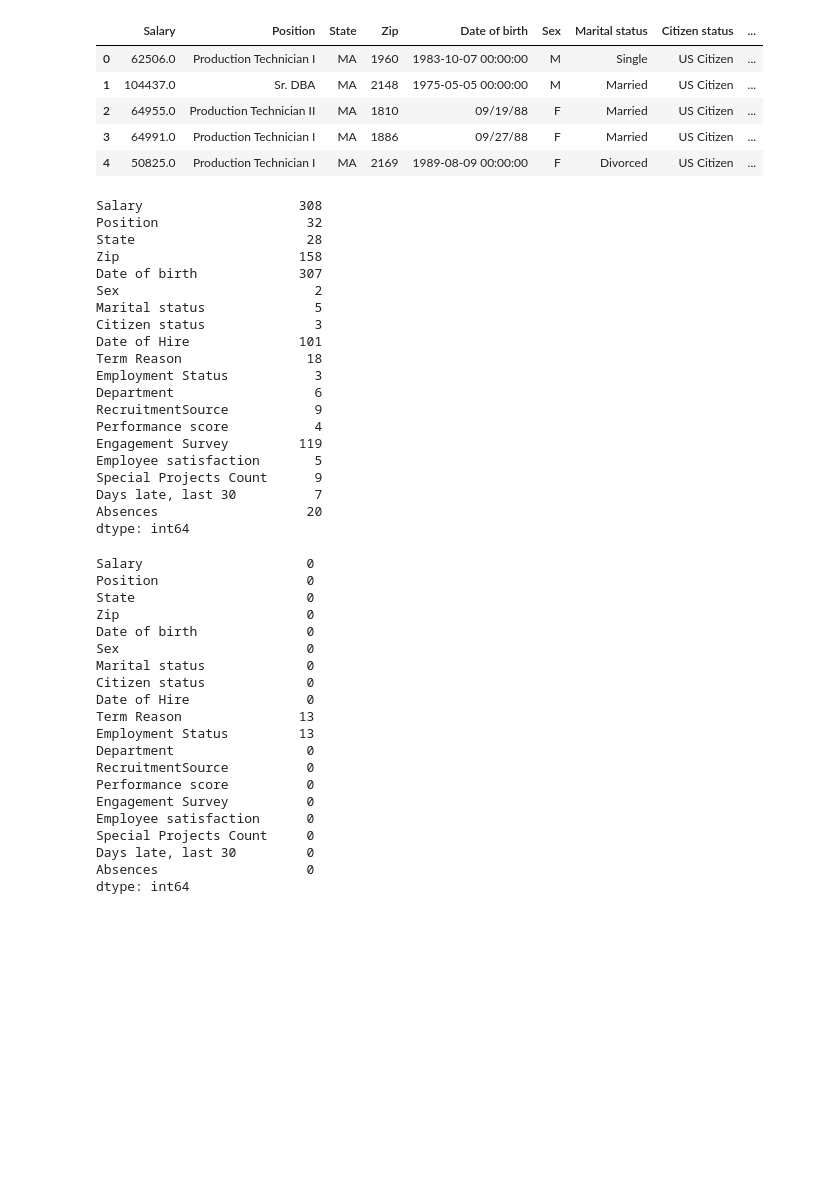
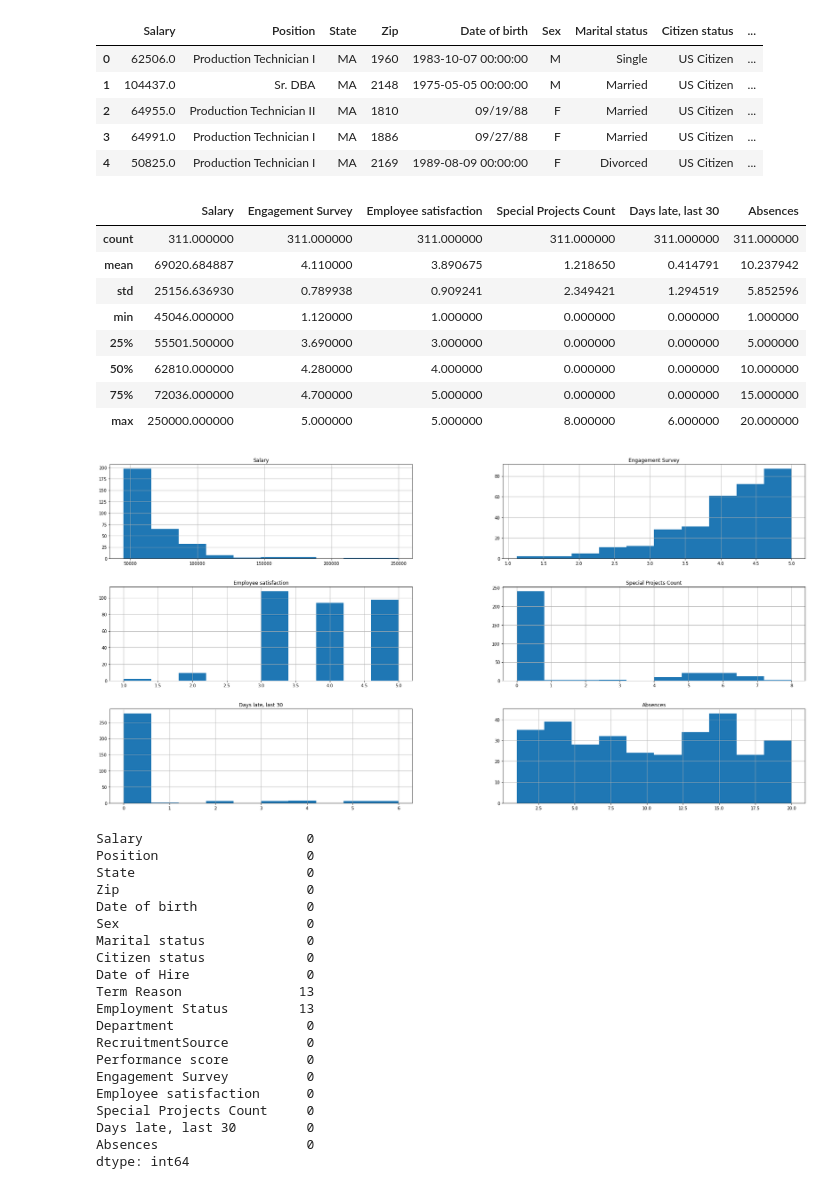
Before and after one commit to askarum/projects, a Jupyter notebook: employee_attrition/testA.ipynb, the cells around one changed output. Cells and saved outputs as stored; diff of their text form; code cells hidden in the pictures; blank space fills up the shorter version.

Commit message:
employee attrition analysis

```diff
--- a/employee_attrition/testA.ipynb
+++ b/employee_attrition/testA.ipynb
@@ -26,28 +36,22 @@ df.head()
 | 3 | 64991.0 | Production Technician I | MA | 1886 | 09/27/88 | F | Married | US Citizen | ... |
 | 4 | 50825.0 | Production Technician I | MA | 2169 | 1989-08-09 00:00:00 | F | Divorced | US Citizen | ... |
 # %%
-df.nunique()
+df.describe()
 # %% [output]
-Salary                    308
-Position                   32
-State                      28
-Zip                       158
-Date of birth             307
-Sex                         2
-Marital status              5
-Citizen status              3
-Date of Hire              101
-Term Reason                18
-Employment Status           3
-Department                  6
-RecruitmentSource           9
-Performance score           4
-Engagement Survey         119
-Employee satisfaction       5
-Special Projects Count      9
-Days late, last 30          7
-Absences                   20
-dtype: int64
+|  | Salary | Engagement Survey | Employee satisfaction | Special Projects Count | Days late, last 30 | Absences |
+| count | 311.000000 | 311.000000 | 311.000000 | 311.000000 | 311.000000 | 311.000000 |
+| mean | 69020.684887 | 4.110000 | 3.890675 | 1.218650 | 0.414791 | 10.237942 |
+| std | 25156.636930 | 0.789938 | 0.909241 | 2.349421 | 1.294519 | 5.852596 |
+| min | 45046.000000 | 1.120000 | 1.000000 | 0.000000 | 0.000000 | 1.000000 |
+| 25% | 55501.500000 | 3.690000 | 3.000000 | 0.000000 | 0.000000 | 5.000000 |
+| 50% | 62810.000000 | 4.280000 | 4.000000 | 0.000000 | 0.000000 | 10.000000 |
+| 75% | 72036.000000 | 4.700000 | 5.000000 | 0.000000 | 0.000000 | 15.000000 |
+| max | 250000.000000 | 5.000000 | 5.000000 | 8.000000 | 6.000000 | 20.000000 |
+# %%
+df[df.describe().columns].hist(figsize = (30,15))
+plt.show()
+# %% [output]
+[figure, added]
 # %%
 df.isna().sum()
 # %% [output]
```
Also changed, not shown: parts of 128 cells of this notebook.
